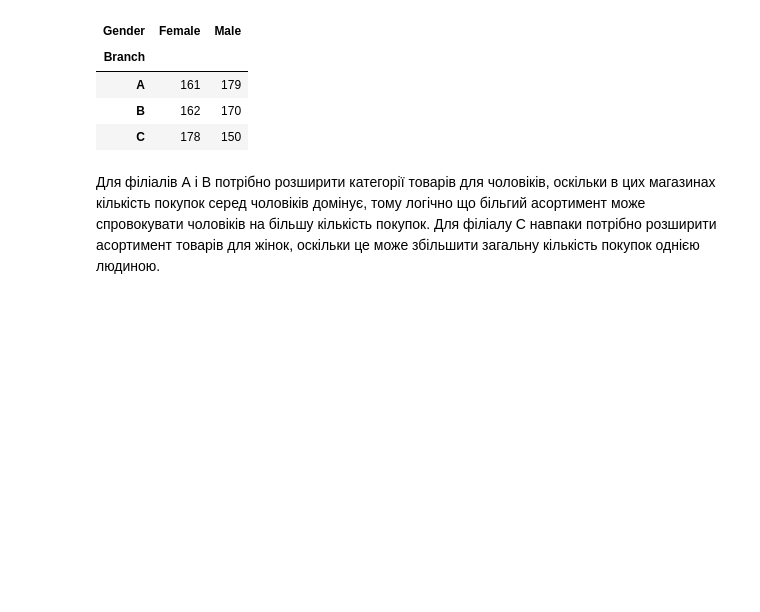
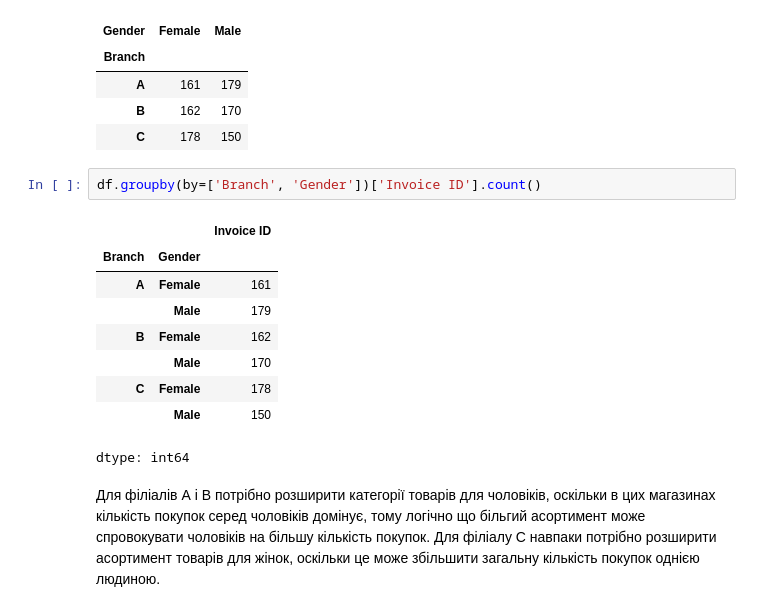
Before and after one commit to IraKukharuk/Python_hometasks, a Jupyter notebook: hw_3_4_apply,_groupby,_pivot_table IK.ipynb, the cells around one changed output. Cells and saved outputs as stored; diff of their text form; blank space fills up the shorter version.

```diff
--- a/hw_3_4_apply,_groupby,_pivot_table IK.ipynb
+++ b/hw_3_4_apply,_groupby,_pivot_table IK.ipynb
@@ -107,6 +107,18 @@ invoices_by_gender
 | A | 161 | 179 |
 | B | 162 | 170 |
 | C | 178 | 150 |
+# %%
+df.groupby(by=['Branch', 'Gender'])['Invoice ID'].count()
+# %% [output]
+|  |  | Invoice ID |
+| Branch | Gender |  |
+| A | Female | 161 |
+|  | Male | 179 |
+| B | Female | 162 |
+|  | Male | 170 |
+| C | Female | 178 |
+|  | Male | 150 |
+dtype: int64
 # %% [markdown]
 Для філіалів А і В потрібно розширити категорії товарів для чоловіків, оскільки в цих магазинах кількість покупок серед чоловіків домінує, тому логічно що більгий асортимент може спровокувати чоловіків на більшу кількість покупок.
 Для філіалу С навпаки потрібно розширити асортимент товарів для жінок, оскільки це може збільшити загальну кількість покупок однією людиною.
```
Also changed, not shown: parts of 1 cell of this notebook.
